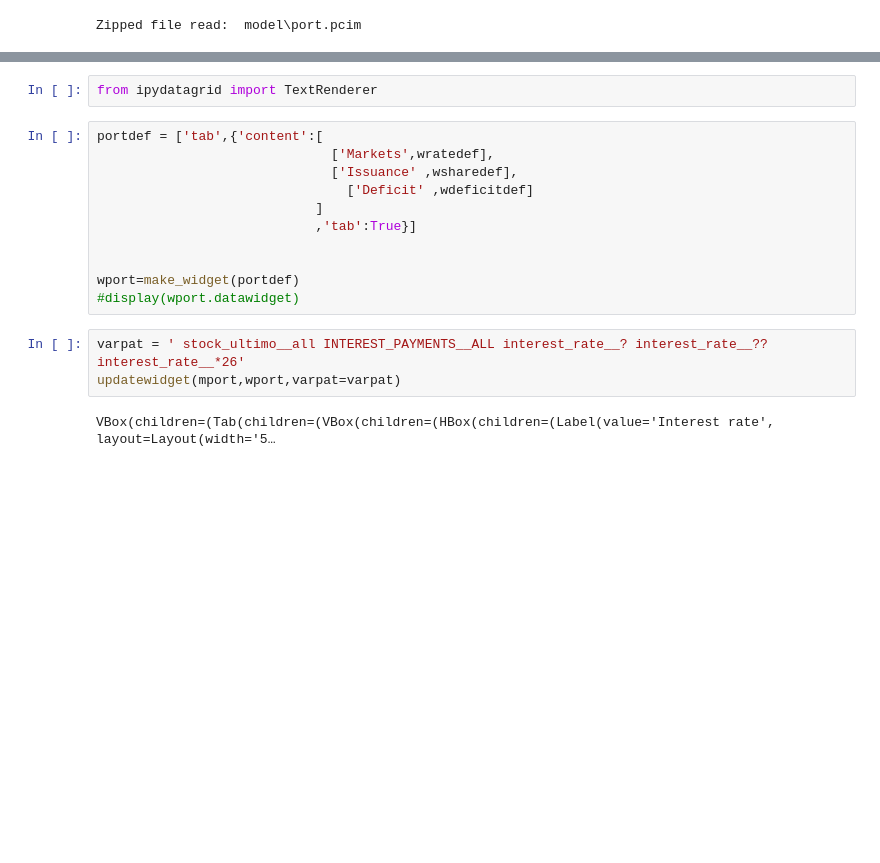
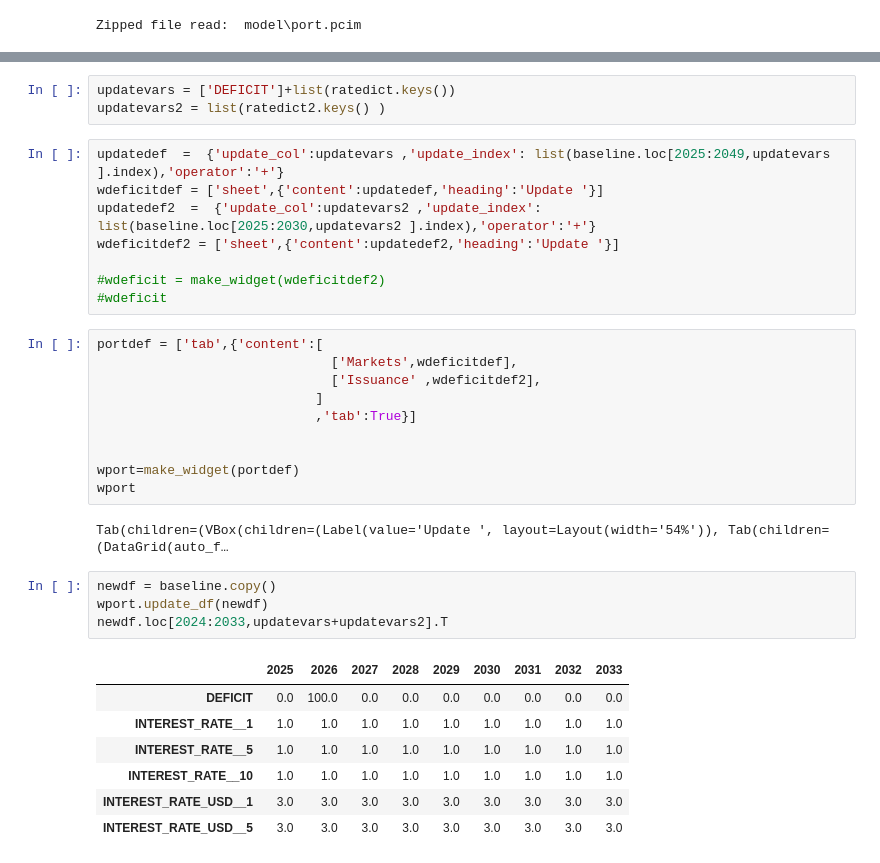
Before and after one commit to IbHansen/wb-debt-simulation, a Jupyter notebook: simulation/sheettest.ipynb, the cells around one changed output, grey strips where cells are left out. Cells and saved outputs as stored; diff of their text form; blank space fills up the shorter version.

```diff
--- a/simulation/debt issurance and market scenarier.ipynb
+++ b/simulation/sheettest.ipynb
@@ -113,18 +50,35 @@ VBox(children=(Label(value='Issurance', layout=Layout(width='54%')), DataGrid(au
-# %%
-from ipydatagrid import TextRenderer
+# %%
+updatevars = ['DEFICIT']+list(ratedict.keys())
+updatevars2 = list(ratedict2.keys() )
+# %%
+updatedef  =  {'update_col':updatevars ,'update_index': list(baseline.loc[2025:2049,updatevars ].index),'operator':'+'}
+wdeficitdef = ['sheet',{'content':updatedef,'heading':'Update '}]
+updatedef2  =  {'update_col':updatevars2 ,'update_index': list(baseline.loc[2025:2030,updatevars2 ].index),'operator':'+'}
+wdeficitdef2 = ['sheet',{'content':updatedef2,'heading':'Update '}]
+
+#wdeficit = make_widget(wdeficitdef2)
+#wdeficit
 # %%
 portdef = ['tab',{'content':[
-                              ['Markets',wratedef],
-                              ['Issuance' ,wsharedef],
-                                ['Deficit' ,wdeficitdef]
+                              ['Markets',wdeficitdef],
+                              ['Issuance' ,wdeficitdef2],
                             ]
                             ,'tab':True}]
 
 
 wport=make_widget(portdef)
-#display(wport.datawidget)
+wport
+# %% [output]
+Tab(children=(VBox(children=(Label(value='Update ', layout=Layout(width='54%')), Tab(children=(DataGrid(auto_f…
-# %%
-varpat = ' stock_ultimo__all INTEREST_PAYMENTS__ALL interest_rate__? interest_rate__?? interest_rate__*26'
-updatewidget(mport,wport,varpat=varpat)
-# %% [output]
-VBox(children=(Tab(children=(VBox(children=(HBox(children=(Label(value='Interest rate', layout=Layout(width='5…
+# %%
+newdf = baseline.copy()
+wport.update_df(newdf)
+newdf.loc[2024:2033,updatevars+updatevars2].T
+# %% [output]
+|  | 2025 | 2026 | 2027 | 2028 | 2029 | 2030 | 2031 | 2032 | 2033 |
+| DEFICIT | 0.0 | 100.0 | 0.0 | 0.0 | 0.0 | 0.0 | 0.0 | 0.0 | 0.0 |
+| INTEREST_RATE__1 | 1.0 | 1.0 | 1.0 | 1.0 | 1.0 | 1.0 | 1.0 | 1.0 | 1.0 |
+| INTEREST_RATE__5 | 1.0 | 1.0 | 1.0 | 1.0 | 1.0 | 1.0 | 1.0 | 1.0 | 1.0 |
+| INTEREST_RATE__10 | 1.0 | 1.0 | 1.0 | 1.0 | 1.0 | 1.0 | 1.0 | 1.0 | 1.0 |
+| INTEREST_RATE_USD__1 | 3.0 | 3.0 | 3.0 | 3.0 | 3.0 | 3.0 | 3.0 | 3.0 | 3.0 |
+| INTEREST_RATE_USD__5 | 3.0 | 3.0 | 3.0 | 3.0 | 3.0 | 3.0 | 3.0 | 3.0 | 3.0 |
```
Also changed, not shown: parts of 9 cells of this notebook, 3 other files.
